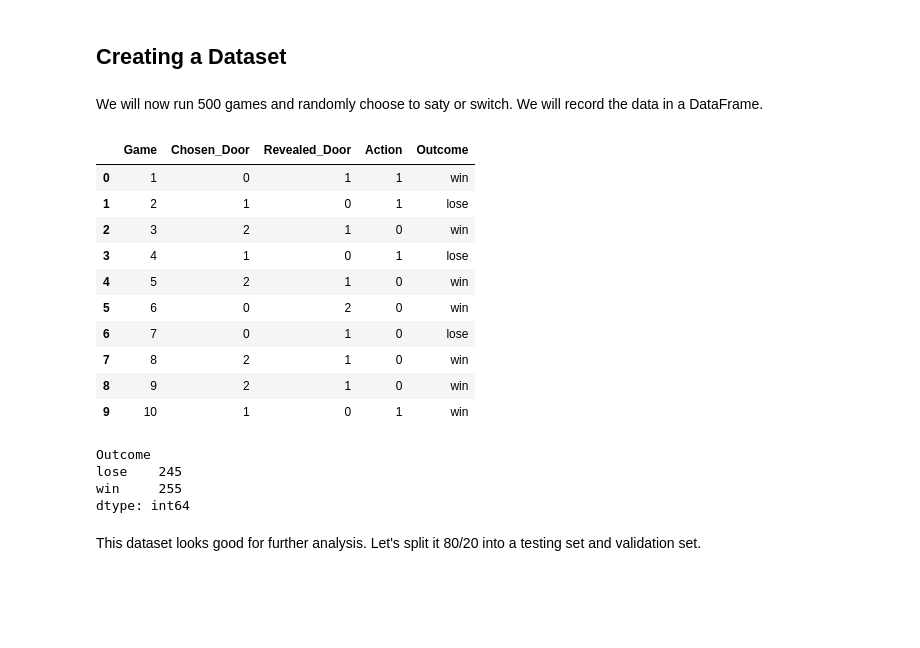
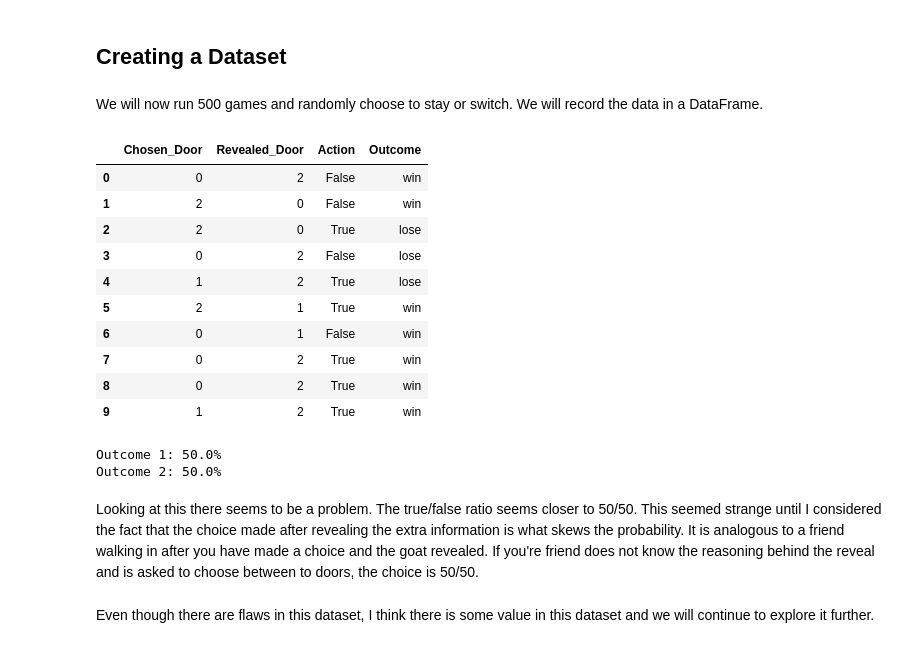
Before and after one commit to L-brierton/Monty-Hall-Problem, a Jupyter notebook: The Monty Hall Problem Demonstrated.ipynb, the cells around one changed output. Cells and saved outputs as stored; diff of their text form; code cells hidden in the pictures; blank space fills up the shorter version.

Commit message:
Further analysis of randomly generated action dataset
Further developed the analysis of the first dataset, added more explanations.

```diff
--- a/The Monty Hall Problem Demonstrated.ipynb
+++ b/The Monty Hall Problem Demonstrated.ipynb
@@ -56,7 +58,6 @@ def get_doors_with_goats(door_list):
     return doors_with_goats
 # %%
 def switch(door_list, chosen_door, revealed_doors):
-    doors_with_goats = get_doors_with_goats(door_list)
     door_numbers = [0,1,2]
     door_numbers.remove(chosen_door)
     door_numbers.remove(revealed_door)
@@ -140,52 +141,53 @@ ax = df.plot.bar(x='Choice', y='Wins', rot=0)
 # %% [markdown]
 ## Creating a Dataset
 # %%
-dataset = pd.DataFrame(columns=['Game', 'Chosen_Door', 'Revealed_Door', 'Action', 'Outcome'])
+dataset = pd.DataFrame(columns=['Chosen_Door', 'Revealed_Door', 'Action', 'Outcome'])
 # %% [markdown]
-We will now run 500 games and randomly choose to saty or switch. We will record the data in a DataFrame.
+We will now run 500 games and randomly choose to stay or switch. We will record the data in a DataFrame.
 # %%
 numbers_of_games = 500
-game = 0
 
 for x in range(numbers_of_games):
-    action = 0
-    game += 1
+    action = False
     doors = setting_up_the_doors()
     chosen_door = choose_a_door(doors)
     revealed_door = reveal_goat(doors, chosen_door)
 
     chosen_action = random.randint(0,1)
 
     if chosen_action == 1:
         chosen_door = switch(doors, chosen_door, revealed_door)
-        action = 1
+        action = True
 
     if assess_win(doors, chosen_door) == 1:
-        outcome = 'win'
+        outcome = "win"
     else:
-        outcome = 'lose'
+        outcome = "lose"
 
-    dataset = dataset.append({'Game': game, 'Chosen_Door': chosen_door, 'Revealed_Door': revealed_door, 'Action': action, 'Outcome': outcome}, ignore_index=True)
+    dataset = dataset.append({'Chosen_Door': chosen_door, 'Revealed_Door': revealed_door, 'Action': action, 'Outcome': outcome}, ignore_index=True)
 
 dataset.head(10)
 # %% [output]
-|  | Game | Chosen_Door | Revealed_Door | Action | Outcome |
-| 0 | 1 | 0 | 1 | 1 | win |
-| 1 | 2 | 1 | 0 | 1 | lose |
-| 2 | 3 | 2 | 1 | 0 | win |
-| 3 | 4 | 1 | 0 | 1 | lose |
-| 4 | 5 | 2 | 1 | 0 | win |
-| 5 | 6 | 0 | 2 | 0 | win |
-| 6 | 7 | 0 | 1 | 0 | lose |
-| 7 | 8 | 2 | 1 | 0 | win |
-| 8 | 9 | 2 | 1 | 0 | win |
-| 9 | 10 | 1 | 0 | 1 | win |
+|  | Chosen_Door | Revealed_Door | Action | Outcome |
+| 0 | 0 | 2 | False | win |
+| 1 | 2 | 0 | False | win |
+| 2 | 2 | 0 | True | lose |
+| 3 | 0 | 2 | False | lose |
+| 4 | 1 | 2 | True | lose |
+| 5 | 2 | 1 | True | win |
+| 6 | 0 | 1 | False | win |
+| 7 | 0 | 2 | True | win |
+| 8 | 0 | 2 | True | win |
+| 9 | 1 | 2 | True | win |
-# %%
-dataset.groupby('Outcome').size()
-# %% [output]
-Outcome
-lose    245
-win     255
-dtype: int64
-# %% [markdown]
-This dataset looks good for further analysis. Let's split it 80/20 into a testing set and validation set.
+# %%
+lose_percentage = dataset.groupby('Outcome').size()[0]/numbers_of_games*100
+win_percentage = dataset.groupby('Outcome').size()[1]/numbers_of_games*100
+print("Outcome 1: {}%".format(round(lose_percentage)))
+print("Outcome 2: {}%".format(round(win_percentage)))
+# %% [output]
+Outcome 1: 50.0%
+Outcome 2: 50.0%
+# %% [markdown]
+Looking at this there seems to be a problem. The true/false ratio seems closer to 50/50. This seemed strange until I considered the fact that the choice made after revealing the extra information is what skews the probability. It is analogous to a friend walking in after you have made a choice and the goat revealed. If you're friend does not know the reasoning behind the reveal and is asked to choose between to doors, the choice is 50/50.
+# %% [markdown]
+Even though there are flaws in this dataset, I think there is some value in this dataset and we will continue to explore it further.
```
Also changed, not shown: parts of 32 cells of this notebook.
